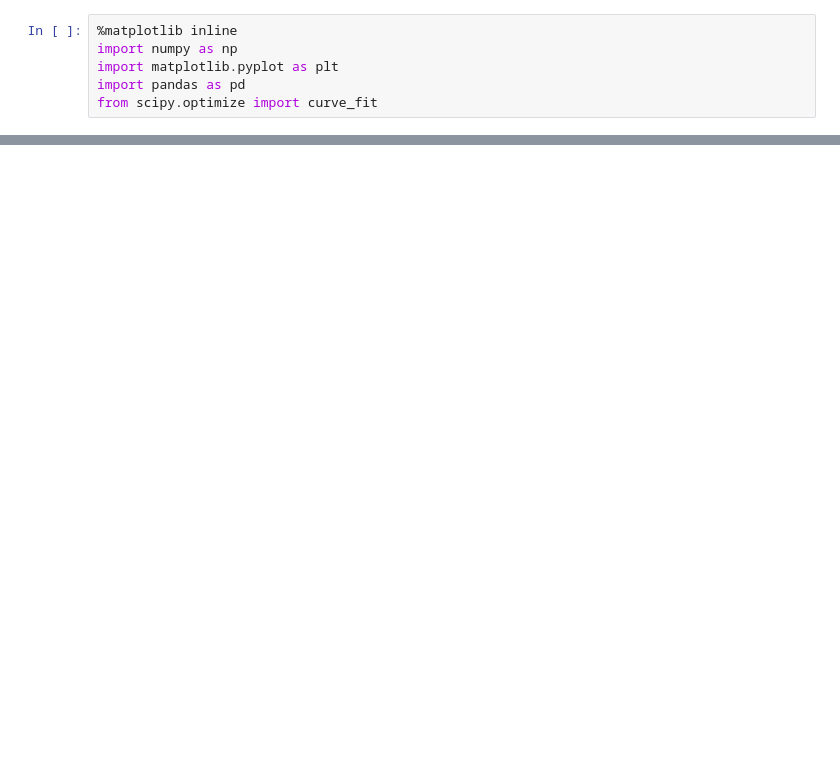
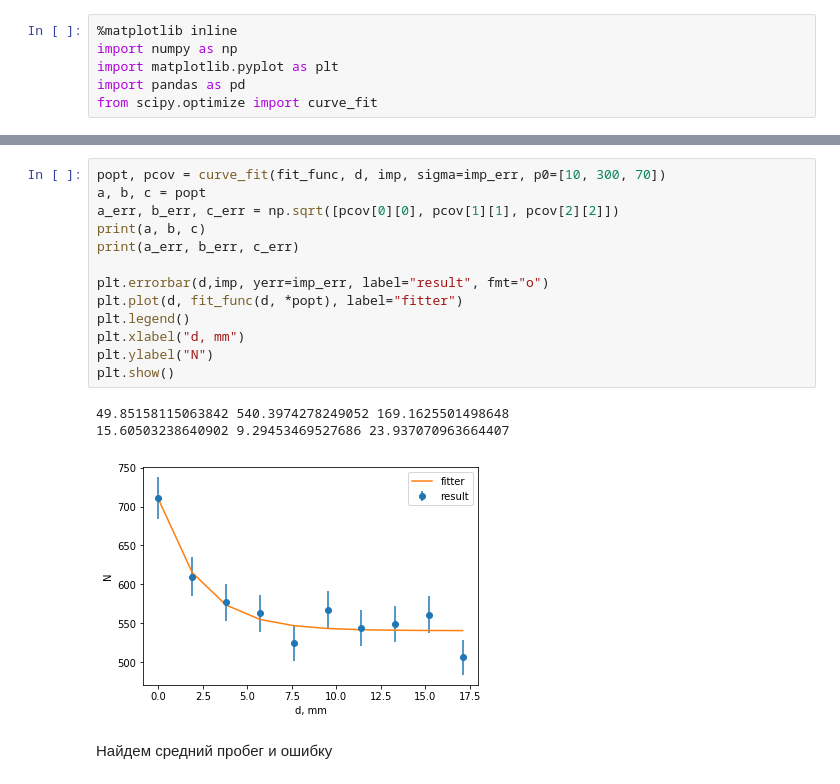
Before and after one commit to RobertVoropaev/QuantumPhysics, a Jupyter notebook: 7.4A/7.4A.ipynb, the cells around one changed output, grey strips where cells are left out. Drawn from its saved outputs; the diff is of its cells as text; blank space fills up the shorter version.

```diff
--- a/7.4A/7.4A.ipynb
+++ b/7.4A/7.4A.ipynb
@@ -37,0 +86,19 @@ plt.show()
+# %%
+popt, pcov = curve_fit(fit_func, d, imp, sigma=imp_err, p0=[10, 300, 70])
+a, b, c = popt
+a_err, b_err, c_err = np.sqrt([pcov[0][0], pcov[1][1], pcov[2][2]])
+print(a, b, c)
+print(a_err, b_err, c_err)
+
+plt.errorbar(d,imp, yerr=imp_err, label="result", fmt="o")
+plt.plot(d, fit_func(d, *popt), label="fitter")
+plt.legend()
+plt.xlabel("d, mm")
+plt.ylabel("N")
+plt.show()
+# %% [output]
+49.85158115063842 540.3974278249052 169.1625501498648
+15.60503238640902 9.29453469527686 23.937070963664407
+[figure, added]
+# %% [markdown]
+Найдем средний пробег и ошибку
```
Also changed, not shown: parts of 33 cells of this notebook, 5 other files.
